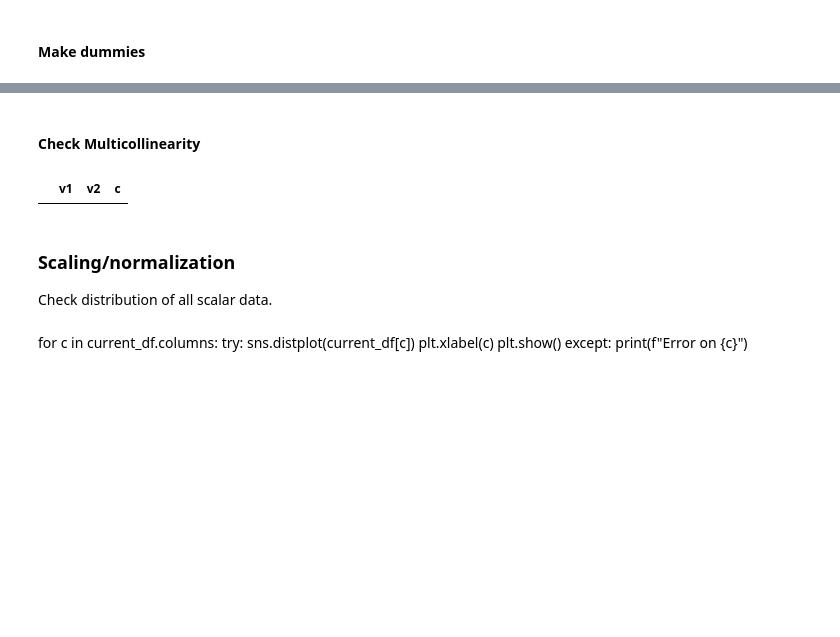
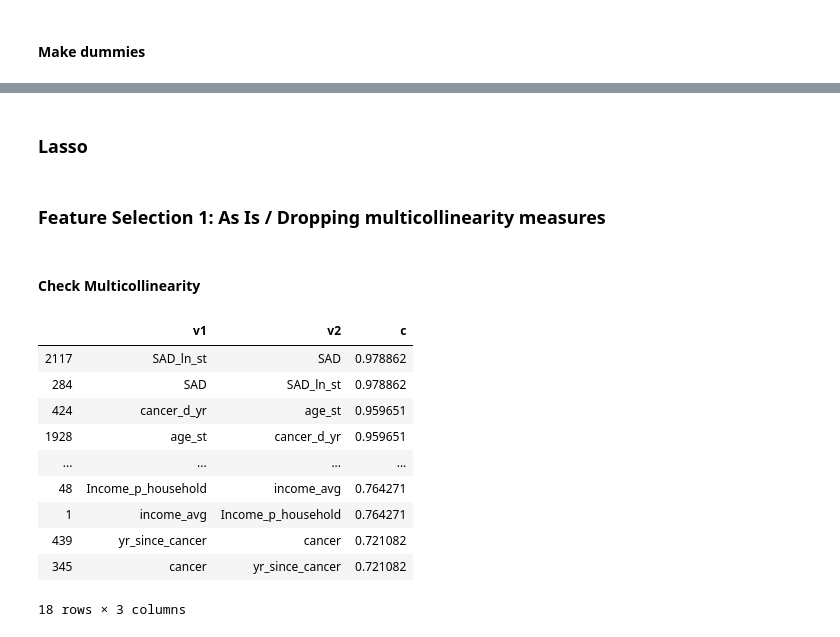
Before and after one commit to stereopickle/mental_health_index, a Jupyter notebook: 001.Linear_Regression_NHANES_data.ipynb, the cells around one changed output, grey strips where cells are left out. Saved outputs shown, nothing was run; the diff lists cells and outputs as text; code cells hidden in the pictures; blank space fills up the shorter version.

Commit message:
tested different model and feature selection

```diff
--- a/001.Linear_Regression_NHANES_data.ipynb
+++ b/001.Linear_Regression_NHANES_data.ipynb
@@ -923,8 +935,7 @@ cols = ['MH_Index', 'gender', 'age', 'n_dependents', 'n_adults',
        'income_avg', 'income_avg_ln', 'Income_p_household', 'marital_st',
        'veteran', 'education', 'maritalXage', 'WDS_marital', 'WDSXage', 'BMI',
        'SAD', 'disability', 'cancer', 'cancer_d_yr', 'yr_since_cancer',
-       'smoker', 'cig_init_yr', 'cig_quit_yr', 'cig_initXcig_quit',
-       'avg_n_cig', 'marijuana', 'n_cocaine', 'heroine', 'n_meth']
+       'smoker', 'avg_n_cig', 'marijuana', 'n_cocaine', 'heroine', 'n_meth']
 # %%
 current_df = select_df[cols]
 # %% [markdown]
@@ -934,0 +957,10 @@ current_df = multi_dummy(current_df, cat_cols)
+# %%
+def full_transformation(df):
+    df['SAD_ln'] = np.log(current_df.SAD)
+    list_ = ['age', 'income_avg_ln', 'maritalXage', 'WDSXage', 'SAD_ln', 'avg_n_cig', 'n_cocaine', 'n_meth']
+    for c in list_:
+        df[f"{c}_st"] = standardize(df[c])
+        df = df.drop(c, axis = 1)
+    return df
+# %%
+standardized_df = full_transformation(current_df)
@@ -934,0 +985,2 @@ current_df = multi_dummy(current_df, cat_cols)
+# %% [markdown]
+### Lasso
@@ -935,7 +996,22 @@ current_df = multi_dummy(current_df, cat_cols)
+# %% [markdown]
+### Feature Selection 1: As Is / Dropping multicollinearity measures
+# %%
+y = standardized_df['MH_Index']
+X = standardized_df.drop('MH_Index', axis = 1)
 # %% [markdown]
 #### Check Multicollinearity
 # %%
-corr_high(current_df)[1]
+corr_high(X)[1]
 # %% [output]
 |  | v1 | v2 | c |
+| 2117 | SAD_ln_st | SAD | 0.978862 |
+| 284 | SAD | SAD_ln_st | 0.978862 |
+| 424 | cancer_d_yr | age_st | 0.959651 |
+| 1928 | age_st | cancer_d_yr | 0.959651 |
+| ... | ... | ... | ... |
+| 48 | Income_p_household | income_avg | 0.764271 |
+| 1 | income_avg | Income_p_household | 0.764271 |
+| 439 | yr_since_cancer | cancer | 0.721082 |
+| 345 | cancer | yr_since_cancer | 0.721082 |
+18 rows × 3 columns
 # %%
@@ -943,12 +1019 @@ current_df = remove_feat(current_df, ['WDS_marital', 'cancer_d_yr', 'yr_since_ca
                                      'BMI', 'income_avg', 'smoker_3'])
-# %% [markdown]
-### Scaling/normalization
-Check distribution of all scalar data.
-# %% [markdown]
-for c in current_df.columns:
-    try:
-        sns.distplot(current_df[c])
-        plt.xlabel(c)
-        plt.show()
-    except:
-        print(f"Error on {c}")
```
Also changed, not shown: parts of 22 cells of this notebook.
